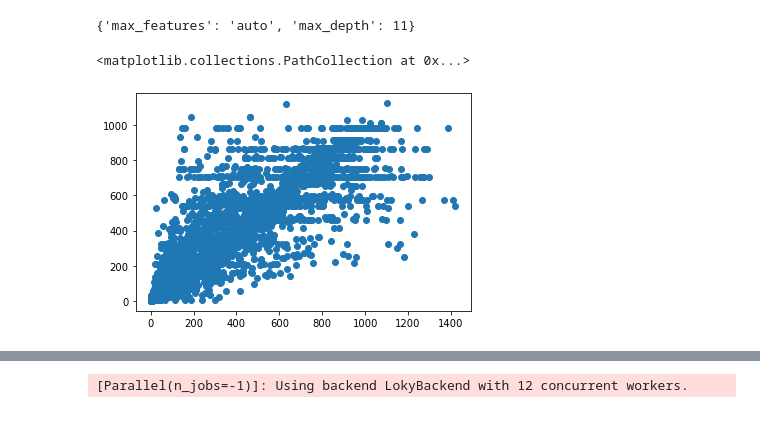
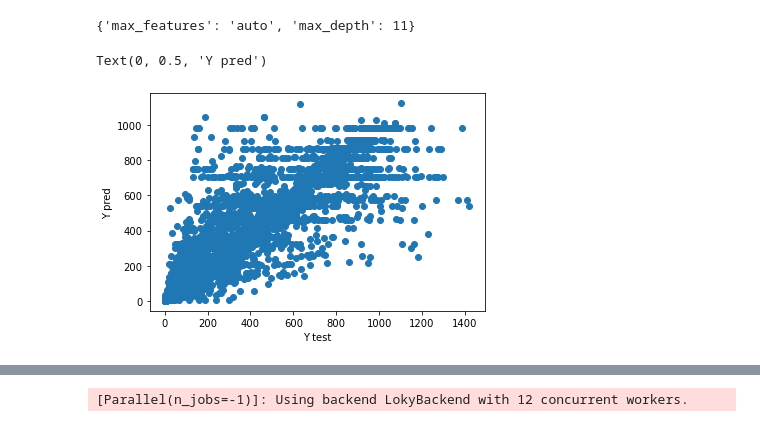
Before and after one commit to lclaxton/Solar_radiation_prediction, a Jupyter notebook: Solar_radiation_prediction.ipynb, the cells around one changed output, grey strips where cells are left out. Saved outputs shown, nothing was run; the diff lists cells and outputs as text; code cells hidden in the pictures.

Commit message:
updated plots

```diff
--- a/Solar_radiation_prediction.ipynb
+++ b/Solar_radiation_prediction.ipynb
@@ -179,10 +179,12 @@ clf.best_params_
 # %%
 best_tree = DecisionTreeRegressor(max_features= 'auto', max_depth= 11)
 best_tree.fit(X_train,y_train)
 plt.scatter(y_test,best_tree.predict(X_test))
+plt.xlabel('Y test')
+plt.ylabel('Y pred')
 # %% [output]
-<matplotlib.collections.PathCollection at 0x...>
+Text(0, 0.5, 'Y pred')
-[figure, old version]
+[figure, new version]
 # %%
 best_tree.score(X_test, y_test)
 # %% [output]
```
Also changed, not shown: parts of 3 cells of this notebook.
